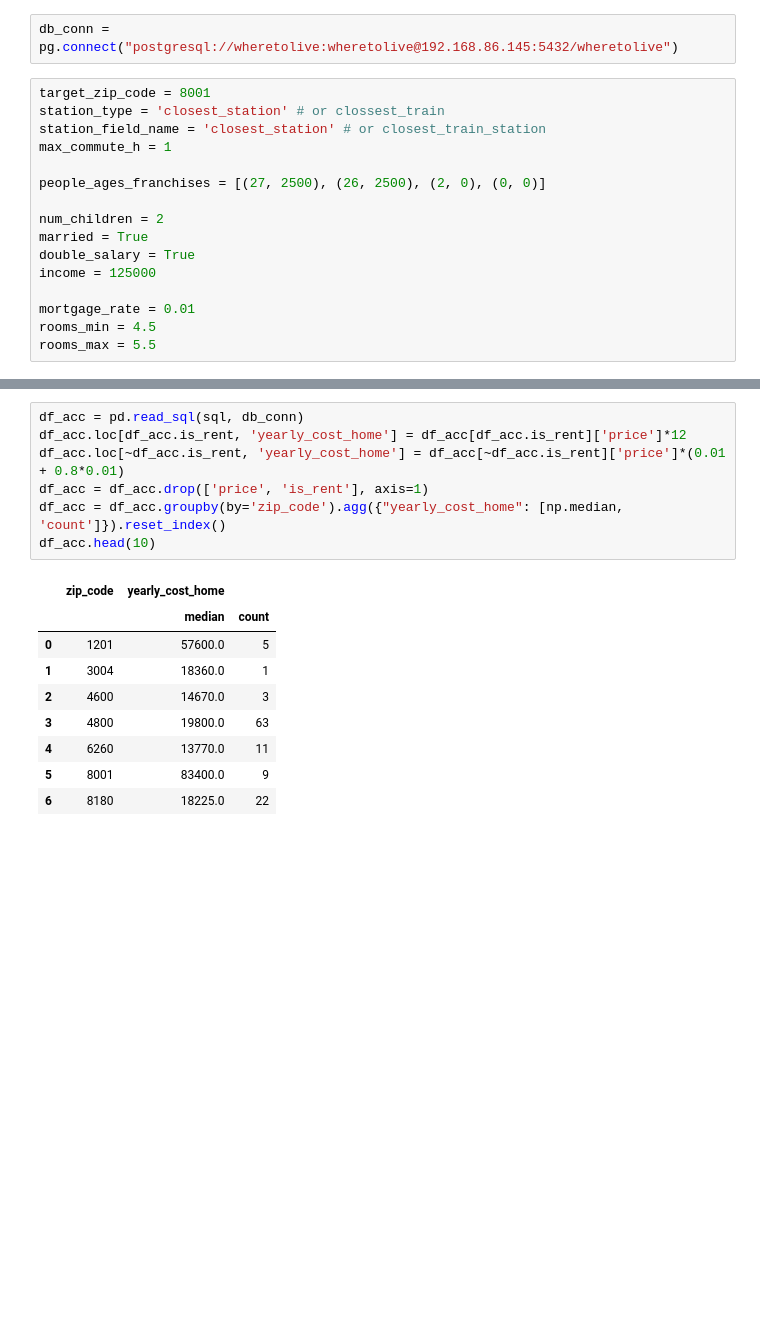
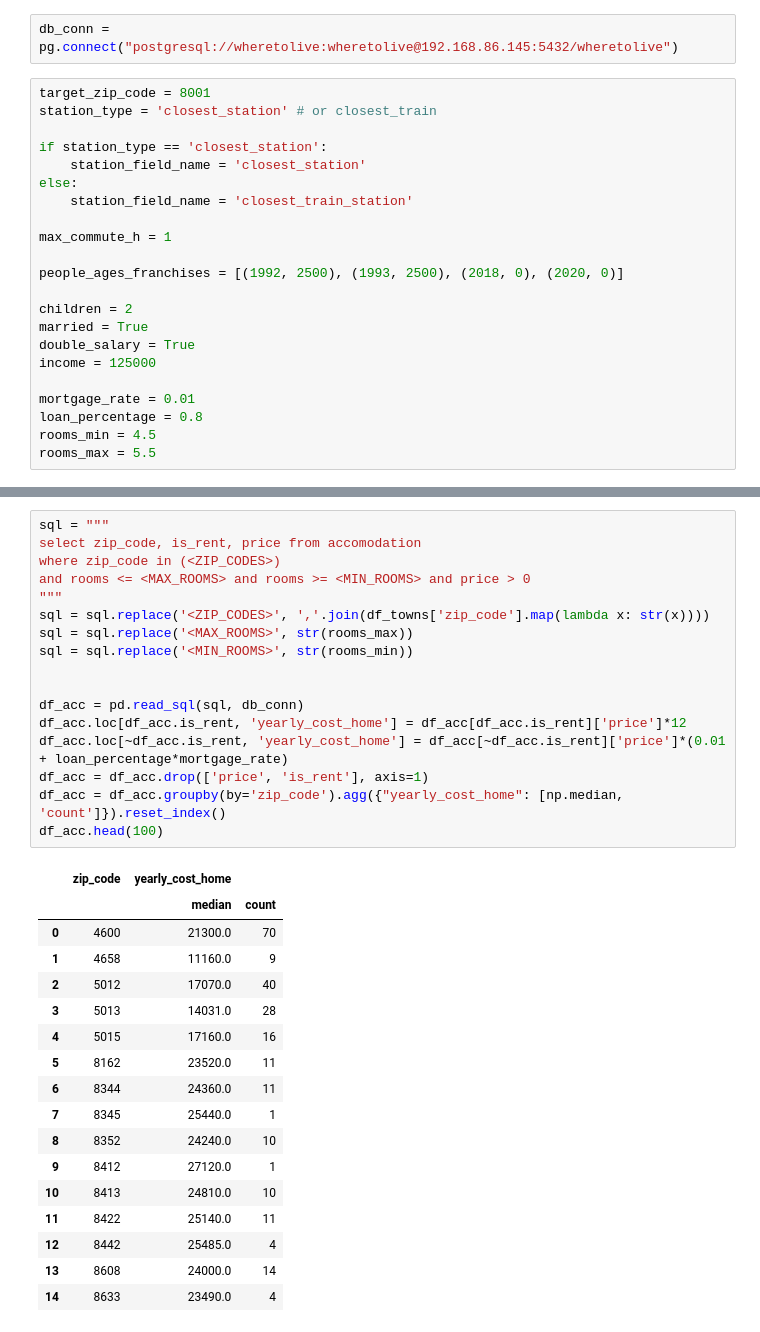
Before and after one commit to muyajil/wheretolive.ch, a Jupyter notebook: example_calculation.ipynb, the cells around one changed output, grey strips where cells are left out. Drawn from its saved outputs; the diff is of its cells as text; blank space fills up the shorter version.

```diff
--- a/example_calculation.ipynb
+++ b/example_calculation.ipynb
@@ -6,18 +20,24 @@ import numpy as np
 db_conn = pg.connect("postgresql://wheretolive:wheretolive@192.168.86.145:5432/wheretolive")
 # %%
 target_zip_code = 8001
-station_type = 'closest_station' # or clossest_train
-station_field_name = 'closest_station' # or closest_train_station
+station_type = 'closest_station' # or closest_train
+
+if station_type == 'closest_station':
+    station_field_name = 'closest_station'
+else:
+    station_field_name = 'closest_train_station'
+
 max_commute_h = 1
 
-people_ages_franchises = [(27, 2500), (26, 2500), (2, 0), (0, 0)]
+people_ages_franchises = [(1992, 2500), (1993, 2500), (2018, 0), (2020, 0)]
 
-num_children = 2
+children = 2
 married = True
 double_salary = True
 income = 125000
 
 mortgage_rate = 0.01
+loan_percentage = 0.8
 rooms_min = 4.5
 rooms_max = 5.5
 # %%
@@ -122,18 +175,36 @@ and rooms <= 5.5 and rooms >= 4.5 and price > 0
 # %%
+sql = """
+select zip_code, is_rent, price from accomodation
+where zip_code in (<ZIP_CODES>)
+and rooms <= <MAX_ROOMS> and rooms >= <MIN_ROOMS> and price > 0
+"""
+sql = sql.replace('<ZIP_CODES>', ','.join(df_towns['zip_code'].map(lambda x: str(x))))
+sql = sql.replace('<MAX_ROOMS>', str(rooms_max))
+sql = sql.replace('<MIN_ROOMS>', str(rooms_min))
+
+
 df_acc = pd.read_sql(sql, db_conn)
 df_acc.loc[df_acc.is_rent, 'yearly_cost_home'] = df_acc[df_acc.is_rent]['price']*12
-df_acc.loc[~df_acc.is_rent, 'yearly_cost_home'] = df_acc[~df_acc.is_rent]['price']*(0.01 + 0.8*0.01)
+df_acc.loc[~df_acc.is_rent, 'yearly_cost_home'] = df_acc[~df_acc.is_rent]['price']*(0.01 + loan_percentage*mortgage_rate)
 df_acc = df_acc.drop(['price', 'is_rent'], axis=1)
 df_acc = df_acc.groupby(by='zip_code').agg({"yearly_cost_home": [np.median, 'count']}).reset_index()
-df_acc.head(10)
+df_acc.head(100)
 # %% [output]
 |  | zip_code | yearly_cost_home |  |
 |  |  | median | count |
-| 0 | 1201 | 57600.0 | 5 |
-| 1 | 3004 | 18360.0 | 1 |
-| 2 | 4600 | 14670.0 | 3 |
-| 3 | 4800 | 19800.0 | 63 |
-| 4 | 6260 | 13770.0 | 11 |
-| 5 | 8001 | 83400.0 | 9 |
-| 6 | 8180 | 18225.0 | 22 |
+| 0 | 4600 | 21300.0 | 70 |
+| 1 | 4658 | 11160.0 | 9 |
+| 2 | 5012 | 17070.0 | 40 |
+| 3 | 5013 | 14031.0 | 28 |
+| 4 | 5015 | 17160.0 | 16 |
+| 5 | 8162 | 23520.0 | 11 |
+| 6 | 8344 | 24360.0 | 11 |
+| 7 | 8345 | 25440.0 | 1 |
+| 8 | 8352 | 24240.0 | 10 |
+| 9 | 8412 | 27120.0 | 1 |
+| 10 | 8413 | 24810.0 | 10 |
+| 11 | 8422 | 25140.0 | 11 |
+| 12 | 8442 | 25485.0 | 4 |
+| 13 | 8608 | 24000.0 | 14 |
+| 14 | 8633 | 23490.0 | 4 |
 # %%
```
Also changed, not shown: parts of 13 cells of this notebook.
